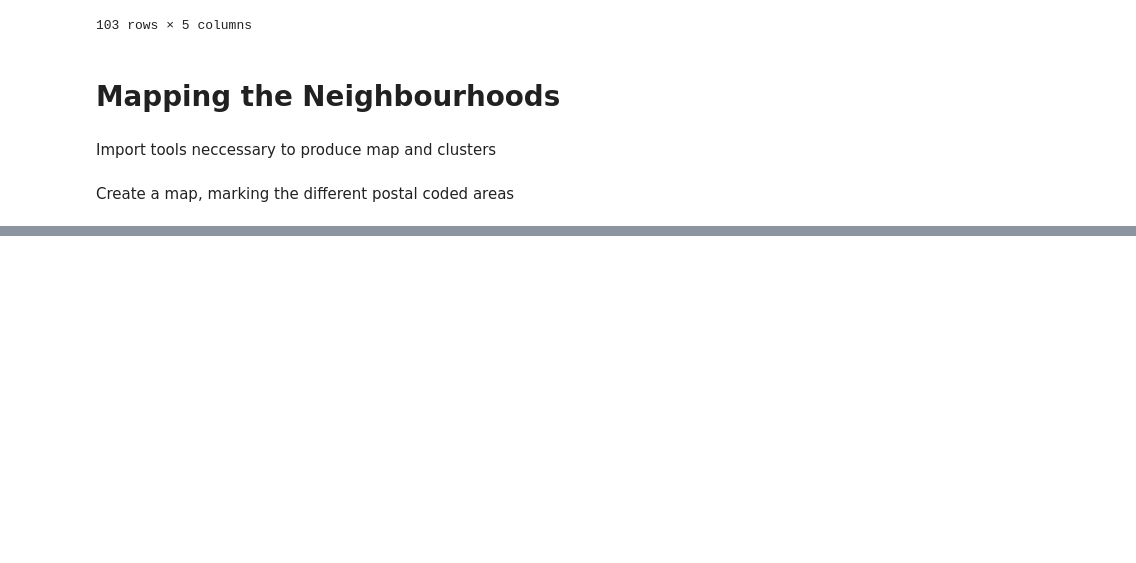
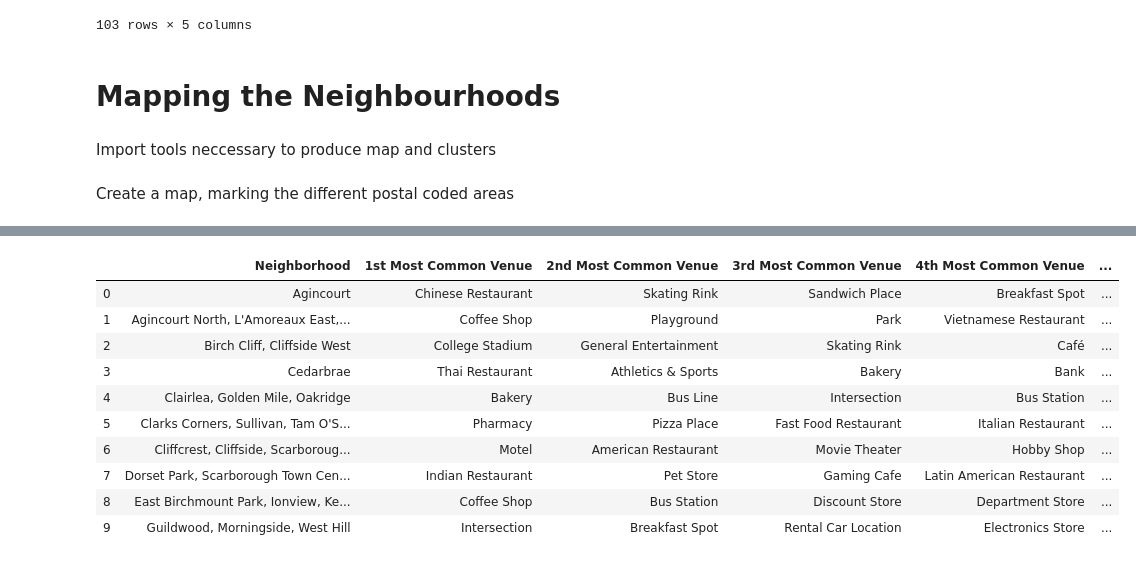
Before and after one commit to LafterFrankland/Coursera_Capstone, a Jupyter notebook: week3.ipynb, the cells around one changed output, grey strips where cells are left out. Drawn from its saved outputs; the diff is of its cells as text; code cells hidden in the pictures; blank space fills up the shorter version.

```diff
--- a/week3.ipynb
+++ b/week3.ipynb
@@ -207,0 +274,19 @@ Again we see what we should expect, with a cluster on the western end of Toronto
+# %%
+scarborough_grouped = scarborough_onehot.groupby('Neighborhood').mean().reset_index()
+num_top_venues = 5
+
+for hood in scarborough_grouped['Neighborhood']:
+    print("----"+hood+"----")
+    temp = scarborough_grouped[scarborough_grouped['Neighborhood'] == hood].T.reset_index()
+    temp.columns = ['venue','freq']
+    temp = temp.iloc[1:]
+    temp['freq'] = temp['freq'].astype(float)
+    temp = temp.round({'freq': 2})
+    print(temp.sort_values('freq', ascending=False).reset_index(drop=True).head(num_top_venues))
+    print('\n')
+
+def return_most_common_venues(row, num_top_venues):
+    row_categories = row.iloc[1:]
+    row_categories_sorted = row_categories.sort_values(ascending=False)
+
+    return row_categories_sorted.index.values[0:num_top_venues]
@@ -207,0 +311,32 @@ Again we see what we should expect, with a cluster on the western end of Toronto
+# %%
+num_top_venues = 10
+
+indicators = ['st', 'nd', 'rd']
+
+columns = ['Neighborhood']
+for ind in np.arange(num_top_venues):
+    try:
+        columns.append('{}{} Most Common Venue'.format(ind+1, indicators[ind]))
+    except:
+        columns.append('{}th Most Common Venue'.format(ind+1))
+
+# create a new dataframe
+neighborhoods_venues_sorted = pd.DataFrame(columns=columns)
+neighborhoods_venues_sorted['Neighborhood'] = scarborough_grouped['Neighborhood']
+
+for ind in np.arange(scarborough_grouped.shape[0]):
+    neighborhoods_venues_sorted.iloc[ind, 1:] = return_most_common_venues(scarborough_grouped.iloc[ind, :], num_top_venues)
+
+neighborhoods_venues_sorted.head(10)
+# %% [output]
+|  | Neighborhood | 1st Most Common Venue | 2nd Most Common Venue | 3rd Most Common Venue | 4th Most Common Venue | ... |
+| 0 | Agincourt | Chinese Restaurant | Skating Rink | Sandwich Place | Breakfast Spot | ... |
+| 1 | Agincourt North, L'Amoreaux East,... | Coffee Shop | Playground | Park | Vietnamese Restaurant | ... |
+| 2 | Birch Cliff, Cliffside West | College Stadium | General Entertainment | Skating Rink | Café | ... |
+| 3 | Cedarbrae | Thai Restaurant | Athletics & Sports | Bakery | Bank | ... |
+| 4 | Clairlea, Golden Mile, Oakridge | Bakery | Bus Line | Intersection | Bus Station | ... |
+| 5 | Clarks Corners, Sullivan, Tam O'S... | Pharmacy | Pizza Place | Fast Food Restaurant | Italian Restaurant | ... |
+| 6 | Cliffcrest, Cliffside, Scarboroug... | Motel | American Restaurant | Movie Theater | Hobby Shop | ... |
+| 7 | Dorset Park, Scarborough Town Cen... | Indian Restaurant | Pet Store | Gaming Cafe | Latin American Restaurant | ... |
+| 8 | East Birchmount Park, Ionview, Ke... | Coffee Shop | Bus Station | Discount Store | Department Store | ... |
+| 9 | Guildwood, Morningside, West Hill | Intersection | Breakfast Spot | Rental Car Location | Electronics Store | ... |
```
Also changed, not shown: parts of 29 cells of this notebook.
